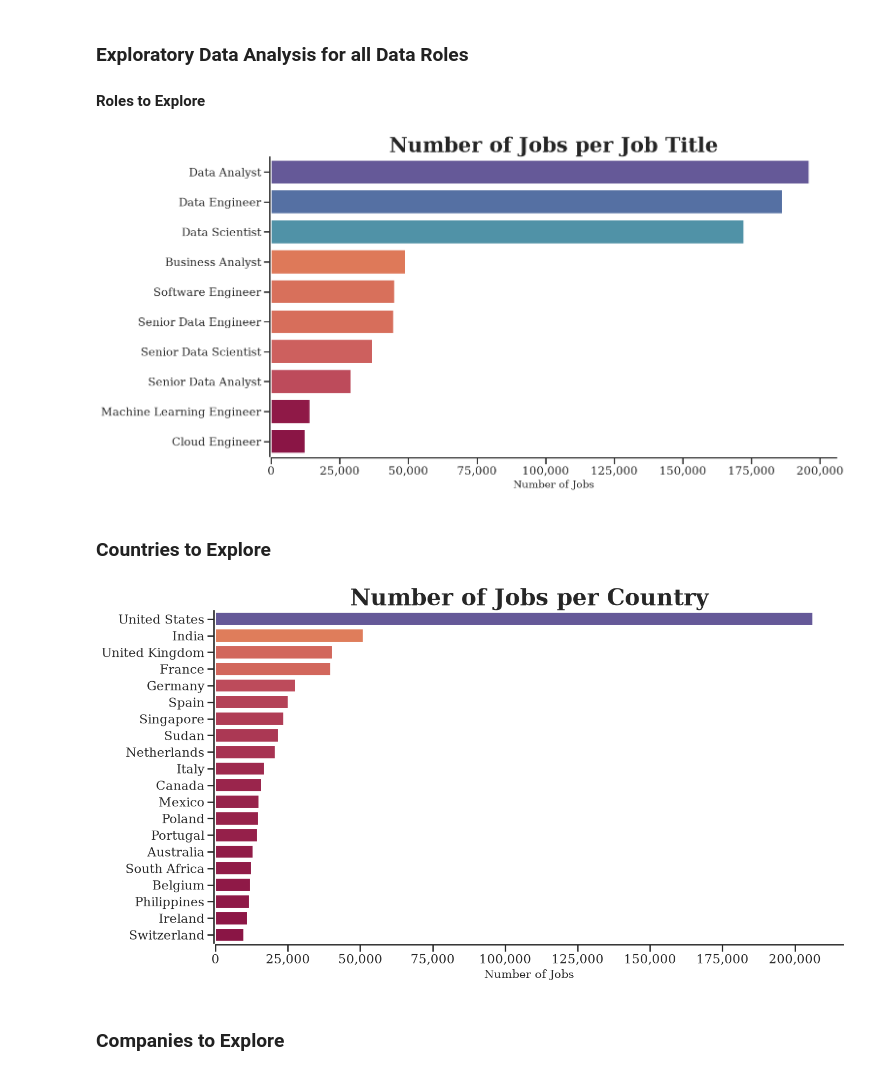
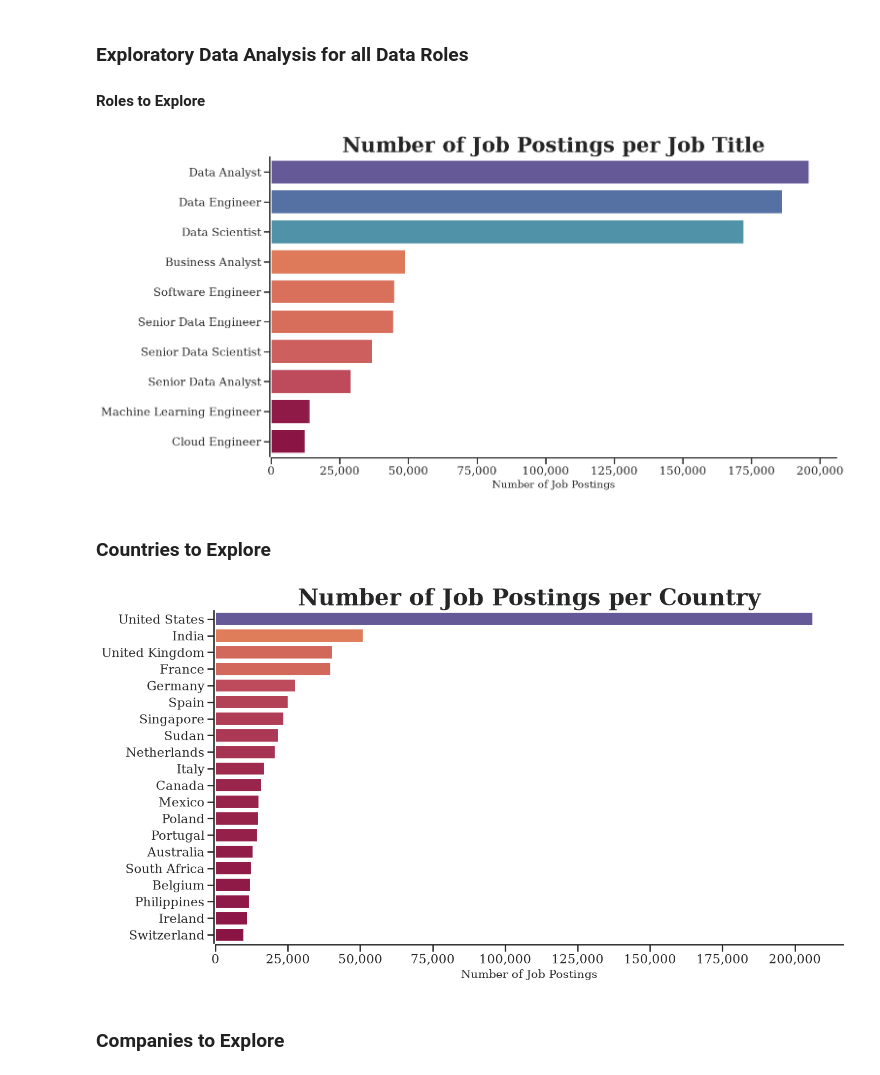
Before and after one commit to JohnnyQuant/Python_Data_Project, a Jupyter notebook: Project/1_EDA_Intro.ipynb, the cells around one changed output. Saved outputs shown, nothing was run; the diff lists cells and outputs as text; code cells hidden in the pictures.

```diff
--- a/Project/1_EDA_Intro.ipynb
+++ b/Project/1_EDA_Intro.ipynb
@@ -53,36 +53,36 @@ fig, ax = plt.subplots(figsize = (15, 8))
 sns.set_theme(
                 style='ticks'
                 , palette = 'Spectral'
                 , context="talk"
                 , font = 'serif'
                 , font_scale = 1)
 
 sns.barplot(
             data = df_job_count
             , x = 'count'
             , y = 'job_title_short'
             , hue = 'count'
             , palette = 'Spectral'
             , legend = False)
 
 sns.despine(offset=2)
 
 plt.title(
-            'Number of Jobs per Job Title'
+            'Number of Job Postings per Job Title'
             , fontdict={'fontsize': 30, 'fontweight': 'bold'}
             , loc = 'center')
 
 plt.xlabel(
-            'Number of Jobs'
+            'Number of Job Postings'
             , fontdict={'fontsize': 15})
 
 plt.ylabel('')
 
 plt.gca().xaxis.set_major_formatter(plt.FuncFormatter(lambda x, _: f'{int(x):,}'))
 
 plt.show()
 # %% [output]
-[figure, old version]
+[figure, new version]
 # %% [markdown]
 ### Countries to Explore
 # %%
@@ -108,12 +108,12 @@ sns.barplot(
 sns.despine(offset=2)
 
 plt.title(
-            'Number of Jobs per Country'
+            'Number of Job Postings per Country'
             , fontdict={'fontsize': 30, 'fontweight': 'bold'}
             , loc = 'center')
 
 plt.xlabel(
-            'Number of Jobs'
+            'Number of Job Postings'
             , fontdict={'fontsize': 15})
 
 plt.ylabel('')
@@ -122,7 +122,7 @@ plt.gca().xaxis.set_major_formatter(plt.FuncFormatter(lambda x, _: f'{int(x):,}'
 
 plt.show()
 # %% [output]
-[figure, old version]
+[figure, new version]
 # %% [markdown]
 ### Companies to Explore
 # %%
```
Also changed, not shown: parts of 1 cell of this notebook.
